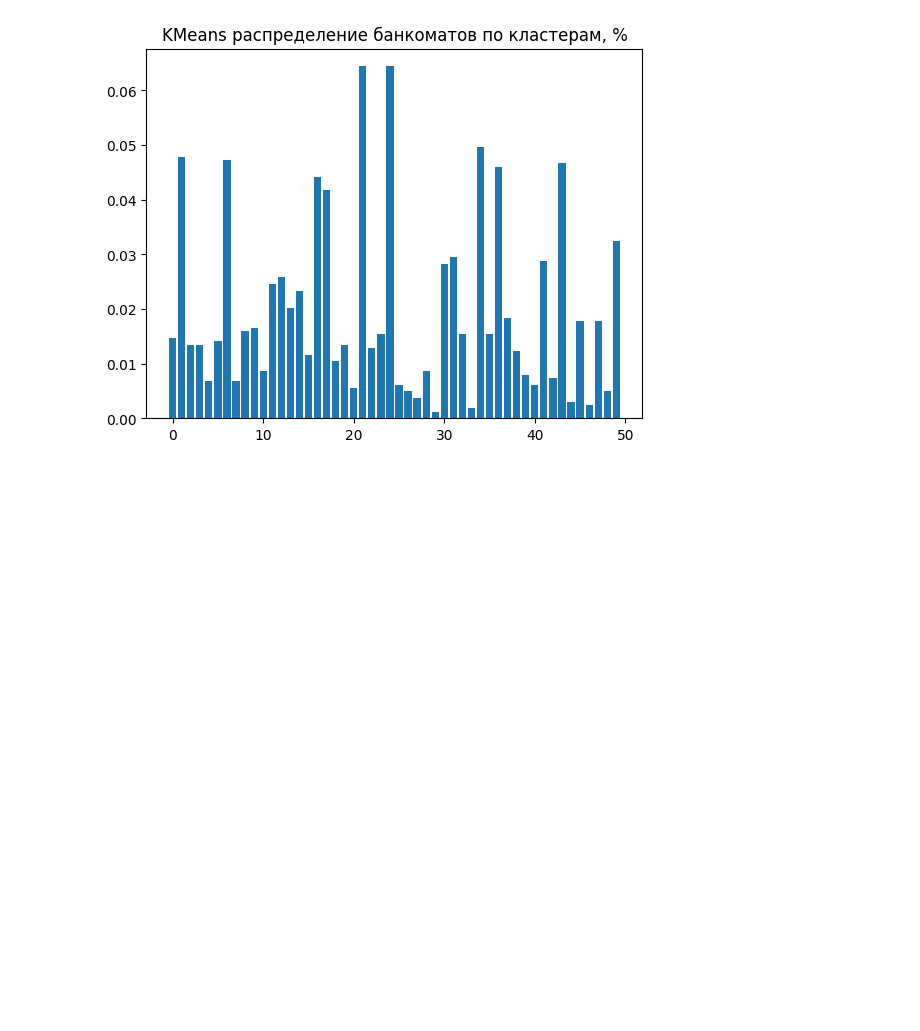
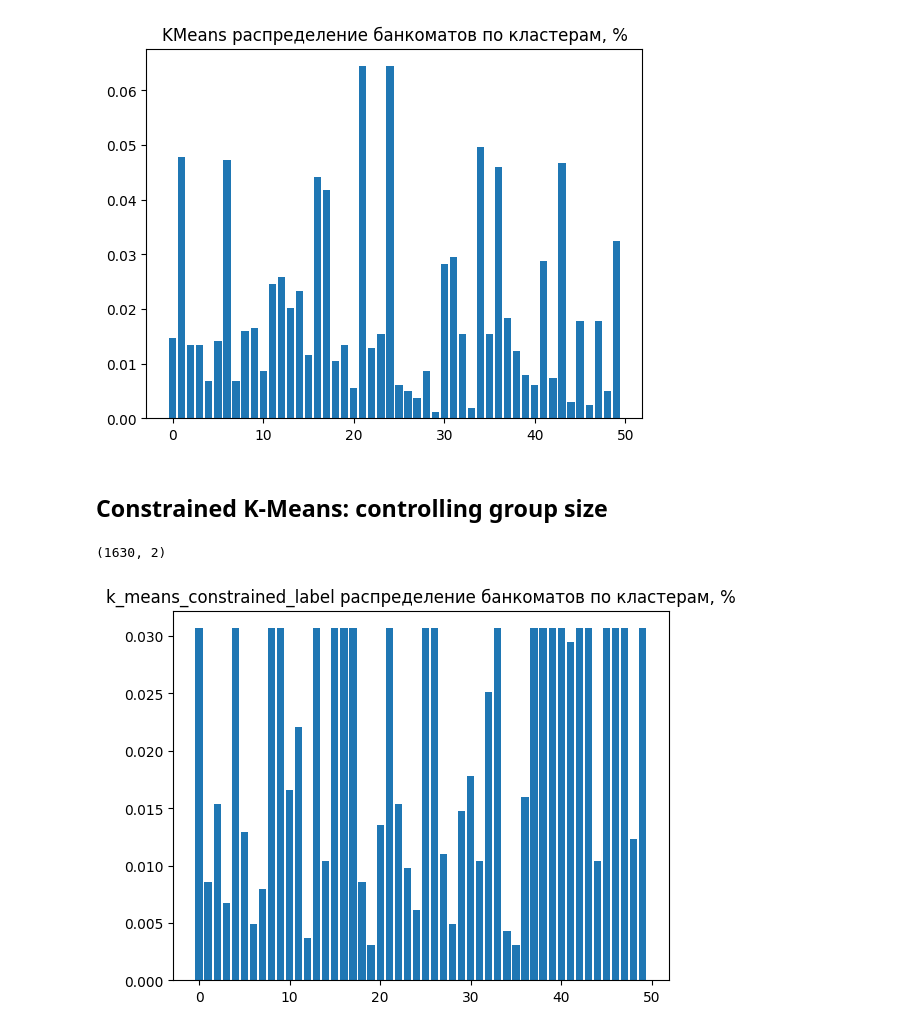
Before and after one commit to SerSmith/bank_schedule, a Jupyter notebook: notebooks/clust_researches.ipynb, the cells around one changed output. Saved outputs shown, nothing was run; the diff lists cells and outputs as text; code cells hidden in the pictures; blank space fills up the shorter version.

Commit message:
add min and max cluster size option

```diff
--- a/notebooks/clust_researches.ipynb
+++ b/notebooks/clust_researches.ipynb
@@ -158,3 +158,26 @@ bsplot.plot_clusters_size(coords_df['kmeans_label'], title='KMeans распре
 [figure]
 # %%
 bsplot.geoplot_clusters(coords_df, 'kmeans_label', html_folder=INTERIM_DATA_FOLDER)
+# %% [markdown]
+## Constrained K-Means: controlling group size
+# %%
+coords_df[['x', 'y']].shape
+# %% [output]
+(1630, 2)
+# %%
+from k_means_constrained import KMeansConstrained
+clf = KMeansConstrained(
+     n_clusters=50,
+     size_min=10,
+     size_max=40,
+     random_state=0
+)
+
+labels = clf.fit_predict(coords_df[['x', 'y']])
+coords_df['k_means_constrained_label'] = labels
+
+# смотрим распределение банкоматов по кластерам
+bsplot.plot_clusters_size(coords_df['k_means_constrained_label'],
+                          title='k_means_constrained_label распределение банкоматов по кластерам, %')
+# %% [output]
+[figure, added]
```
Also changed, not shown: parts of 1 cell of this notebook, 2 other files.
